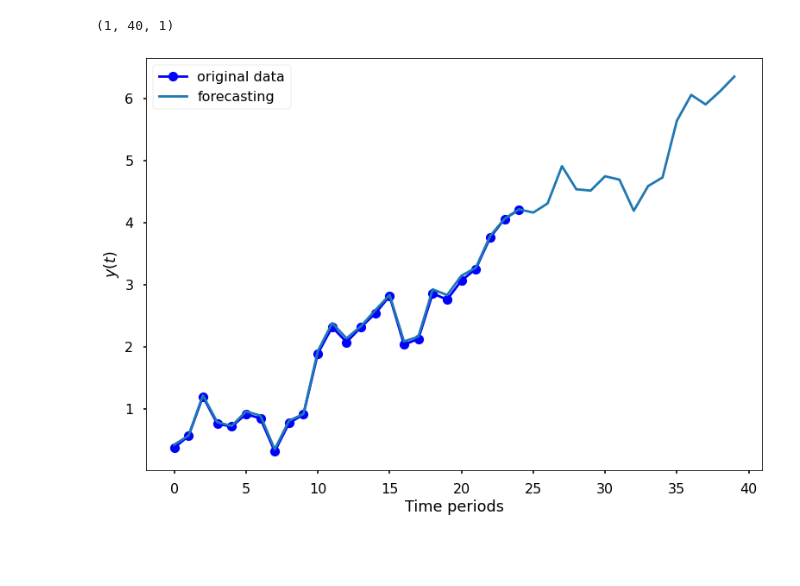
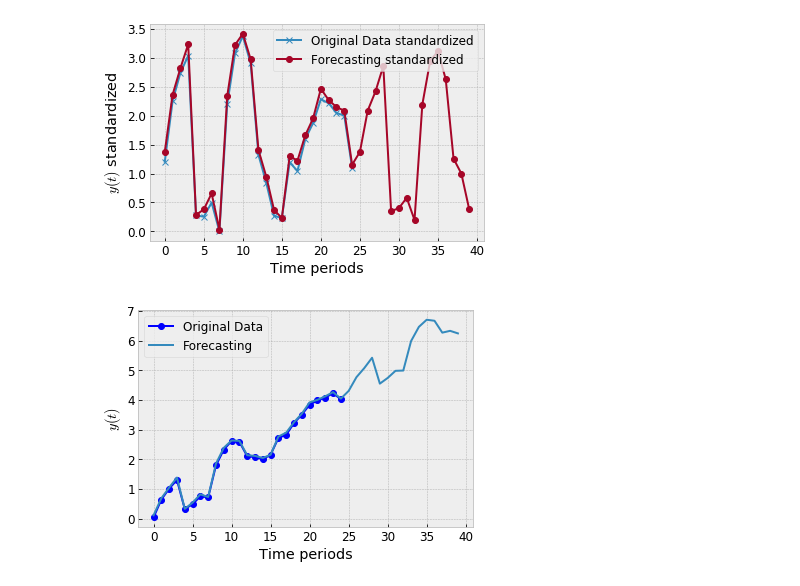
Before and after one commit to jzsmoreno/likelihood, a Jupyter notebook: examples/Exploring_Likelihood_Library.ipynb, the cells around one changed output. Drawn from its saved outputs; the diff is of its cells as text; code cells hidden in the pictures; blank space fills up the shorter version.

```diff
--- a/examples/Exploring_Likelihood_Library.ipynb
+++ b/examples/Exploring_Likelihood_Library.ipynb
@@ -22,7 +5,7 @@ from likelihood import walkers
 from likelihood import generate_series
 from likelihood import regression
 from likelihood import scale, rescale
+
+plt.rcParams['font.size'] = 12
+plt.style.use('bmh')
-# %%
-plt.rcParams['font.size'] = 24
-plt.style.use('seaborn-poster')
 # %%
@@ -56,4 +23,0 @@ y_pred = y_pred.reshape((-1, 40, 1))
-# %%
-y_pred.shape
-# %% [output]
-(1, 40, 1)
@@ -63,9 +24,42 @@ a = scale(a, values)
+# %%
+# Standardize the data and subtract the slope
+y_scale, values = rescale(a)
+y_new = y_scale[0, :, 0]
+
+# We define the regression model
+model = regression(y_new, nwalkers = 1, noise = 0.2)
+model.train()
+
+# We predict 15 points forward
+y_pred = model.predict(15)
+
+# Standardized original data and prediction are graphed
+plt.plot(range(len(y_new)), y_new, '-x', label = 'Original Data standardized')
+plt.plot(range(len(y_pred[:])), y_pred[:], '-o', label = 'Forecasting standardized')
+plt.legend()
+plt.xlabel('Time periods')
+plt.ylabel('$y(t)$ standardized')
+plt.show()
+# %% [output]
+[figure, added]
 # %%
-plt.plot(range(len(a[0, :, 0])), a[0, :, 0], 'o-b', label = 'original data')
-plt.plot(range(y_pred.shape[1]), y_pred[0, :, 0], label = 'forecasting')
+# We change the shape of the data predicted by the model
+y_pred = y_pred[..., np.newaxis]
+y_pred = y_pred.reshape((-1, 40, 1))
+y_pred.shape
+
+# Once the shape has been changed,
+# we proceed to restore the original magnitude and slope
+# of the data through the scale function
+y_pred = scale(y_pred, values)
+a = scale(a, values)
+
+# and we graph again...
+plt.plot(range(len(a[0, :, 0])), a[0, :, 0], 'o-b', label = 'Original Data')
+plt.plot(range(y_pred.shape[1]), y_pred[0, :, 0], label = 'Forecasting')
 plt.legend()
 plt.xlabel('Time periods')
 plt.ylabel('$y(t)$')
 plt.show()
 # %% [output]
-[figure, old version]
+[figure, new version]
```
Also changed, not shown: parts of 9 cells of this notebook, 1 other file.
